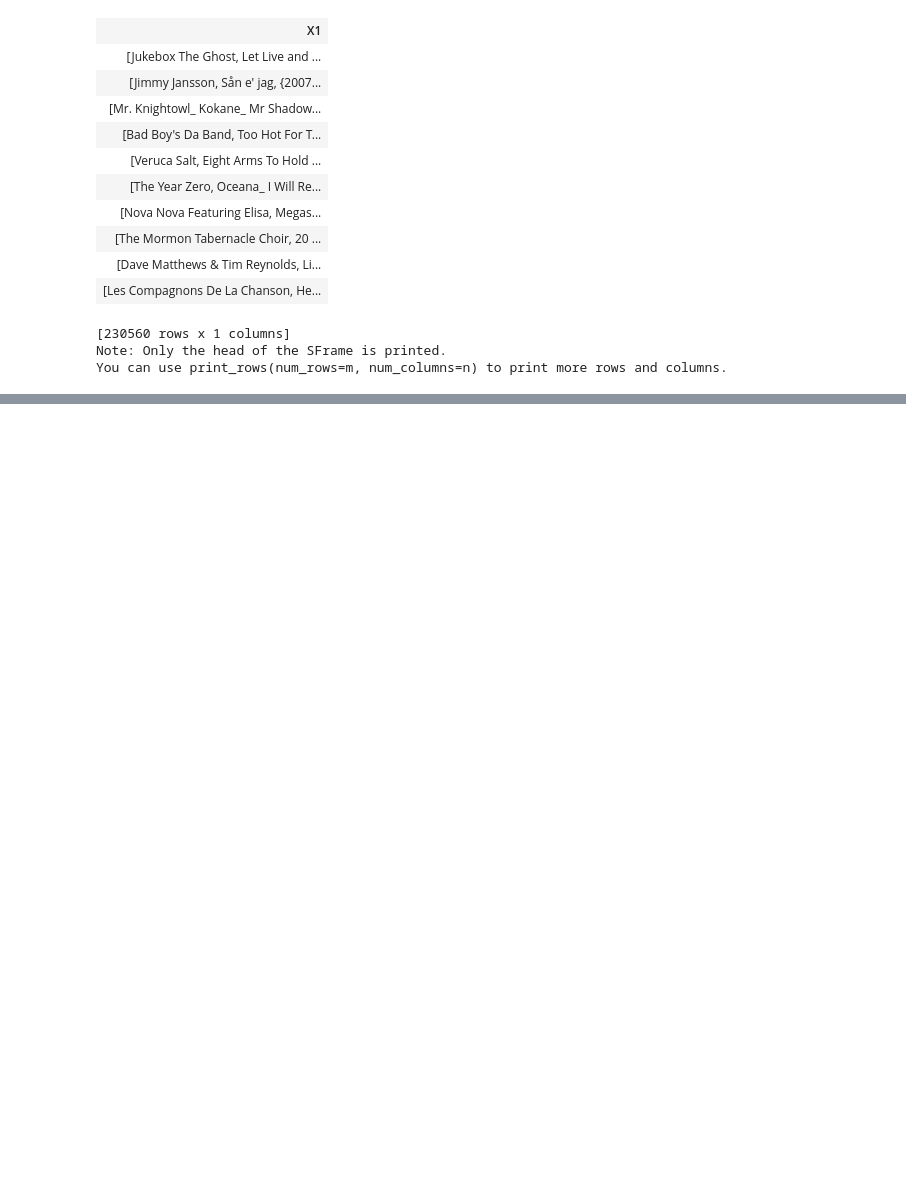
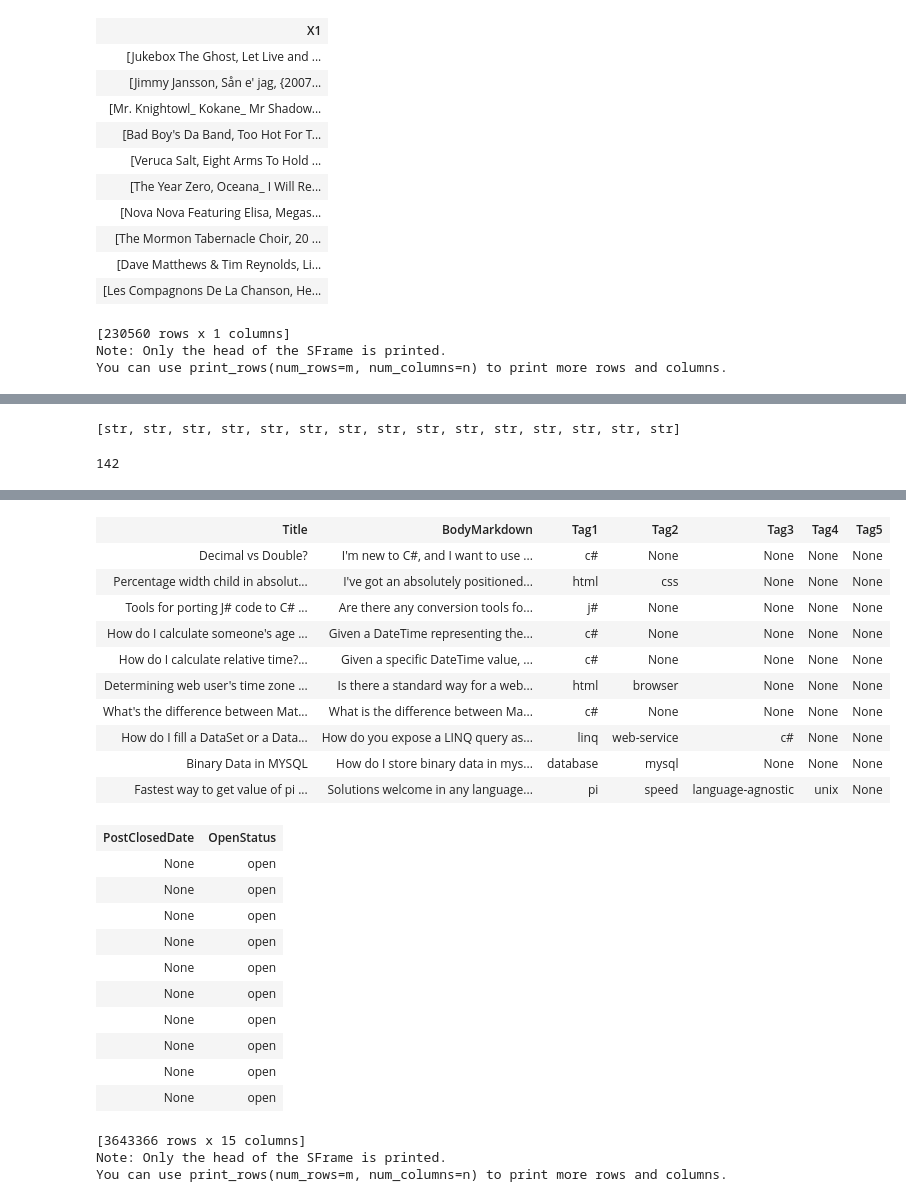
Before and after one commit to MarvinBertin/GraphLab, a Jupyter notebook: Working with Tabular Data.ipynb, the cells around one changed output, grey strips where cells are left out. Cells and saved outputs as stored; diff of their text form; code cells hidden in the pictures; blank space fills up the shorter version.

Commit message:
StackOverflow exploration

```diff
--- a/Working with Tabular Data.ipynb
+++ b/Working with Tabular Data.ipynb
@@ -475,0 +475,7 @@ You can use print_rows(num_rows=m, num_columns=n) to print more rows and columns
+# %%
+import os
+if os.path.exists('stack_overflow'):
+    sf = gl.SFrame('stack_overflow')
+else:
+    sf = gl.SFrame('http://s3.amazonaws.com/dato-datasets/stack_overflow')
+    sf.save('stack_overflow')
@@ -475,0 +497,16 @@ You can use print_rows(num_rows=m, num_columns=n) to print more rows and columns
+# %%
+sf.column_types()
+# %% [output]
+[str, str, str, str, str, str, str, str, str, str, str, str, str, str, str]
+# %%
+for name in sf.column_names():
+    sf[name] = sf[name].apply(lambda x: None if x == '' else x)
+# %%
+temp = sf.groupby(['Title', 'OwnerUserId', 'BodyMarkdown'], {'PostId': gl.aggregate.SELECT_ONE('PostId')})
+filtered = sf.filter_by(temp['PostId'], 'PostId')
+print len(sf) - len(filtered)
+# %% [output]
+142
+# %%
+filtered
+# %% [output]
@@ -475,0 +524,25 @@ You can use print_rows(num_rows=m, num_columns=n) to print more rows and columns
+| Title | BodyMarkdown | Tag1 | Tag2 | Tag3 | Tag4 | Tag5 |
+| Decimal vs Double? | I'm new to C#, and I want to use ... | c# | None | None | None | None |
+| Percentage width child in absolut... | I've got an absolutely positioned... | html | css | None | None | None |
+| Tools for porting J# code to C# ... | Are there any conversion tools fo... | j# | None | None | None | None |
+| How do I calculate someone's age ... | Given a DateTime representing the... | c# | None | None | None | None |
+| How do I calculate relative time?... | Given a specific DateTime value, ... | c# | None | None | None | None |
+| Determining web user's time zone ... | Is there a standard way for a web... | html | browser | None | None | None |
+| What's the difference between Mat... | What is the difference between Ma... | c# | None | None | None | None |
+| How do I fill a DataSet or a Data... | How do you expose a LINQ query as... | linq | web-service | c# | None | None |
+| Binary Data in MYSQL | How do I store binary data in mys... | database | mysql | None | None | None |
+| Fastest way to get value of pi ... | Solutions welcome in any language... | pi | speed | language-agnostic | unix | None |
+| PostClosedDate | OpenStatus |
+| None | open |
+| None | open |
+| None | open |
+| None | open |
+| None | open |
+| None | open |
+| None | open |
+| None | open |
+| None | open |
+| None | open |
+[3643366 rows x 15 columns]
+Note: Only the head of the SFrame is printed.
+You can use print_rows(num_rows=m, num_columns=n) to print more rows and columns.
```
Also changed, not shown: parts of 11 cells of this notebook, 4 other files.
